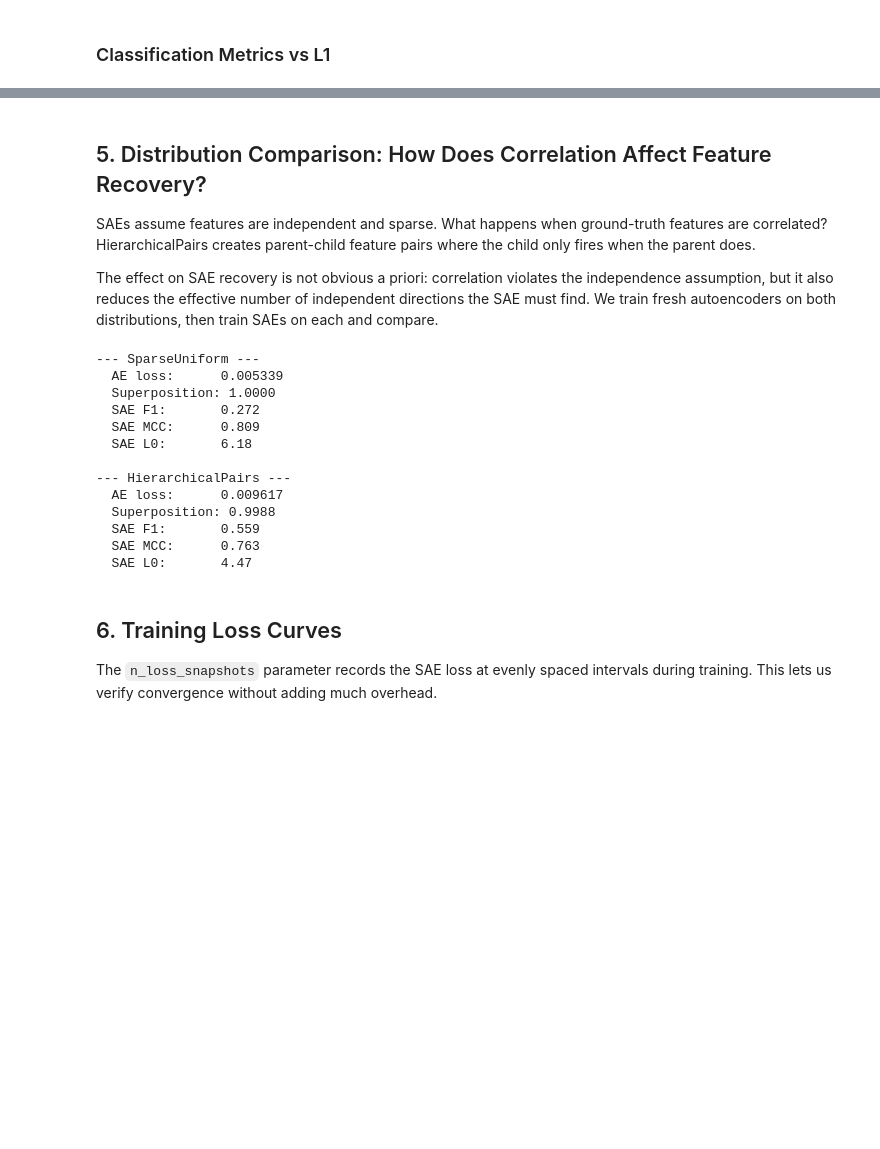
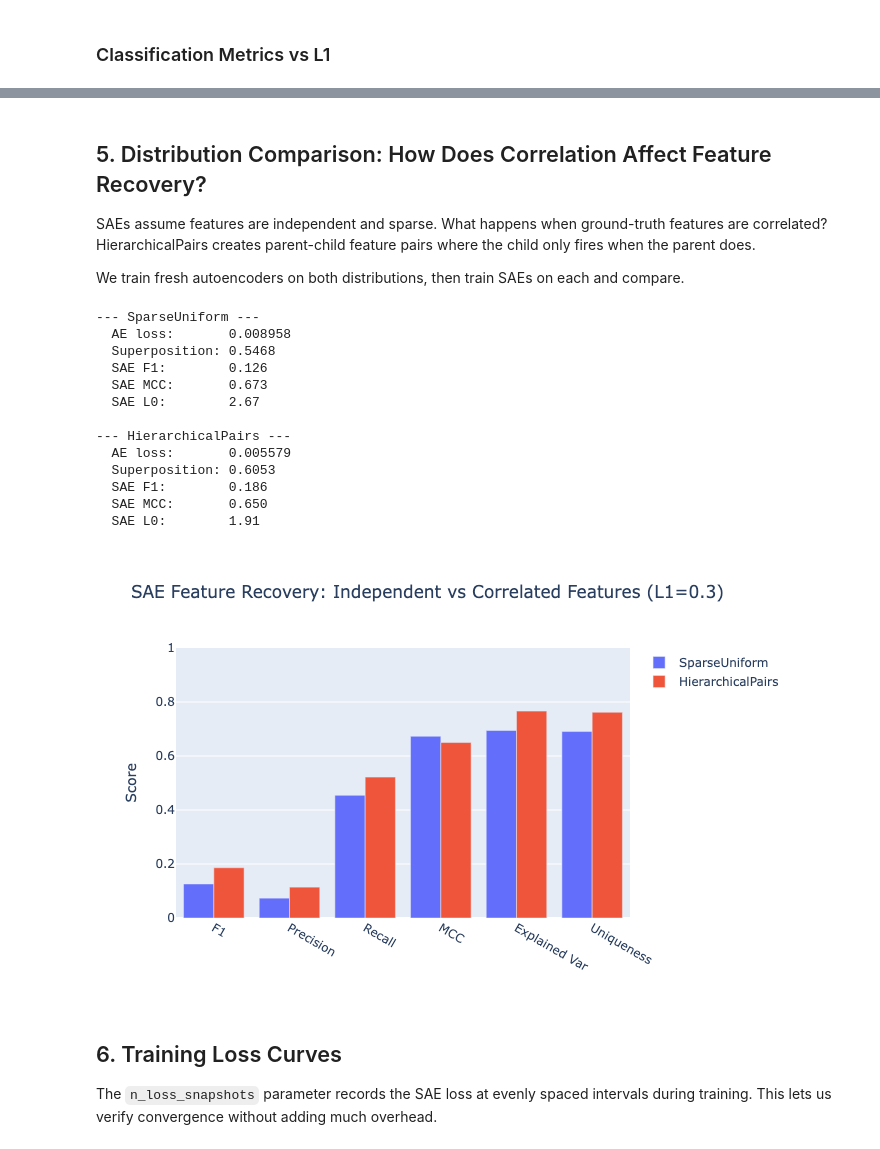
Before and after one commit to OliverSieweke/occhio, a Jupyter notebook: examples/sae_feature_recovery.ipynb, the cells around one changed output, grey strips where cells are left out. Drawn from its saved outputs; the diff is of its cells as text; code cells hidden in the pictures; blank space fills up the shorter version.

```diff
--- a/examples/sae_feature_recovery.ipynb
+++ b/examples/sae_feature_recovery.ipynb
@@ -184,7 +196,7 @@ over L1 values reveals a fundamental tradeoff:
 
 We train fresh SAEs at each L1 value on the same autoencoder.
 # %%
-l1_values = [0.05, 0.1, 0.2, 0.3, 0.5, 0.7, 1.0, 1.5]
+l1_values = [0.05, 0.1, 0.2, 0.3, 0.5, 0.7, 1.0, 1.5, 2.0]
 
 # Clear any previously trained SAEs
 model.saes = {}
@@ -194,7 +206,7 @@ sae_entries = [
         sae=StandardTrainingSAE(
             StandardTrainingSAEConfig(
                 d_in=N_HIDDEN,
-                d_sae=N_SAE_LATENTS,
+                d_sae=D_SAE,
                 l1_coefficient=l1,
             )
         ),
@@ -313,9 +328,6 @@ ground-truth features are correlated? HierarchicalPairs creates
 parent-child feature pairs where the child only fires when the parent
 does.
 
-The effect on SAE recovery is not obvious a priori: correlation
-violates the independence assumption, but it also reduces the
-effective number of independent directions the SAE must find.
 We train fresh autoencoders on both distributions, then train SAEs
 on each and compare.
 # %%
@@ -340,13 +352,17 @@ for dist_name, distribution in distributions.items():
     torch.manual_seed(0)
     ae_i = TiedLinearRelu(n_features=N_FEATURES, n_hidden=N_HIDDEN, device=DEVICE)
     model_i = ToyModel(distribution, ae_i, device=DEVICE)
-    losses_i, _ = model_i.fit(n_epochs=5000, batch_size=1024, learning_rate=1e-3)
+    losses_i, _ = model_i.fit(
+        n_epochs=25_000,
+        batch_size=1024,
+        learning_rate=3e-4,
+    )
 
     sae_i = SAEEntry(
         sae=StandardTrainingSAE(
             StandardTrainingSAEConfig(
                 d_in=N_HIDDEN,
-                d_sae=N_SAE_LATENTS,
+                d_sae=D_SAE,
                 l1_coefficient=L1_COMPARE,
             )
         ),
@@ -376,57 +392,66 @@ for dist_name, distribution in distributions.items():
     }
 
     print(f"\n--- {dist_name} ---")
-    print(f"  AE loss:      {losses_i[-1]:.6f}")
+    print(f"  AE loss:       {losses_i[-1]:.6f}")
     print(f"  Superposition: {model_i.superposition.item():.4f}")
-    print(f"  SAE F1:       {res.classification.f1_score:.3f}")
-    print(f"  SAE MCC:      {res.mcc:.3f}")
-    print(f"  SAE L0:       {res.sae_l0:.2f}")
+    print(f"  SAE F1:        {res.classification.f1_score:.3f}")
+    print(f"  SAE MCC:       {res.mcc:.3f}")
+    print(f"  SAE L0:        {res.sae_l0:.2f}")
 # %% [output]
 --- SparseUniform ---
-  AE loss:      0.005339
-  Superposition: 1.0000
-  SAE F1:       0.272
-  SAE MCC:      0.809
-  SAE L0:       6.18
+  AE loss:       0.008958
+  Superposition: 0.5468
+  SAE F1:        0.126
+  SAE MCC:       0.673
+  SAE L0:        2.67
 
 --- HierarchicalPairs ---
-  AE loss:      0.009617
-  Superposition: 0.9988
-  SAE F1:       0.559
-  SAE MCC:      0.763
-  SAE L0:       4.47
+  AE loss:       0.005579
+  Superposition: 0.6053
+  SAE F1:        0.186
+  SAE MCC:       0.650
+  SAE L0:        1.91
 # %%
 # -- Side-by-side comparison --
 
 metrics = ["f1", "precision", "recall", "mcc", "explained_var", "uniqueness"]
-metric_labels = ["F1", "Precision", "Recall", "MCC", "Explained Var", "Uniqueness"]
+metric_labels = [
+    "F1",
+    "Precision",
+    "Recall",
+    "MCC",
+    "Explained Var",
+    "Uniqueness",
+]
 
 fig = go.Figure()
 for dist_name, color in [
     ("SparseUniform", "#636EFA"),
     ("HierarchicalPairs", "#EF553B"),
 ]:
     values = [dist_results[dist_name][m] for m in metrics]
     fig.add_trace(
         go.Bar(
             x=metric_labels,
             y=values,
             name=dist_name,
             marker_color=color,
         )
     )
 
 fig.update_layout(
     title=(
         f"SAE Feature Recovery: Independent vs Correlated Features (L1={L1_COMPARE})"
     ),
     yaxis_title="Score",
     yaxis_range=[0, 1],
     barmode="group",
     height=450,
     width=700,
 )
 fig.show()
+# %% [output]
+[figure, added]
 # %% [markdown]
 ## 6. Training Loss Curves
 
```
Also changed, not shown: parts of 12 cells of this notebook.
